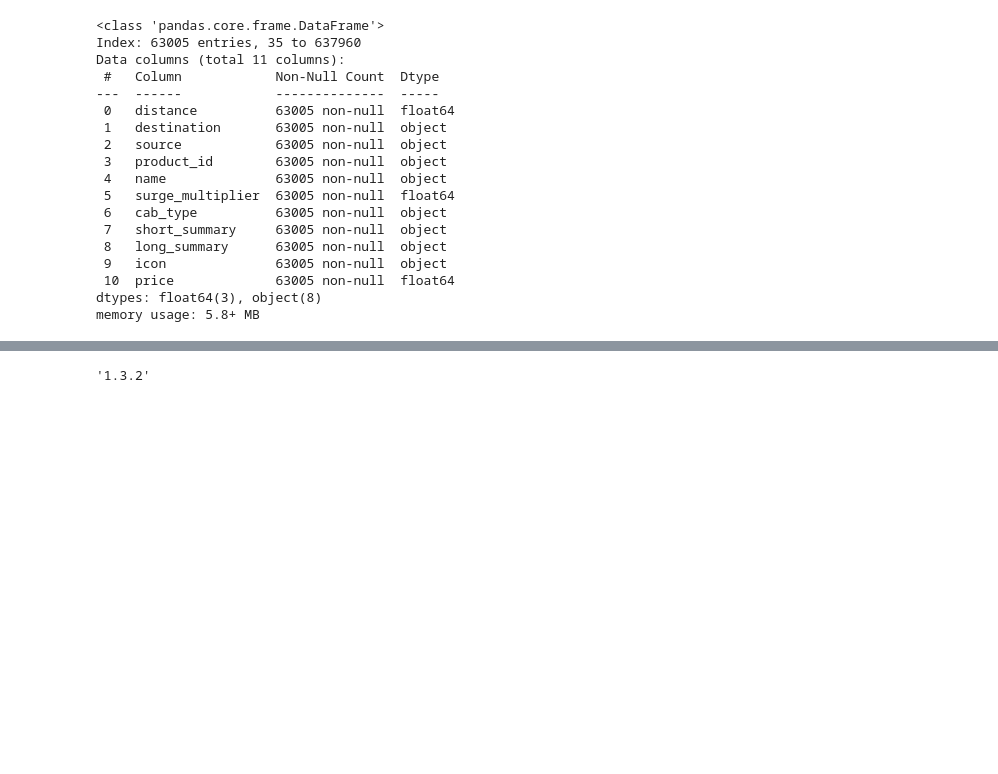
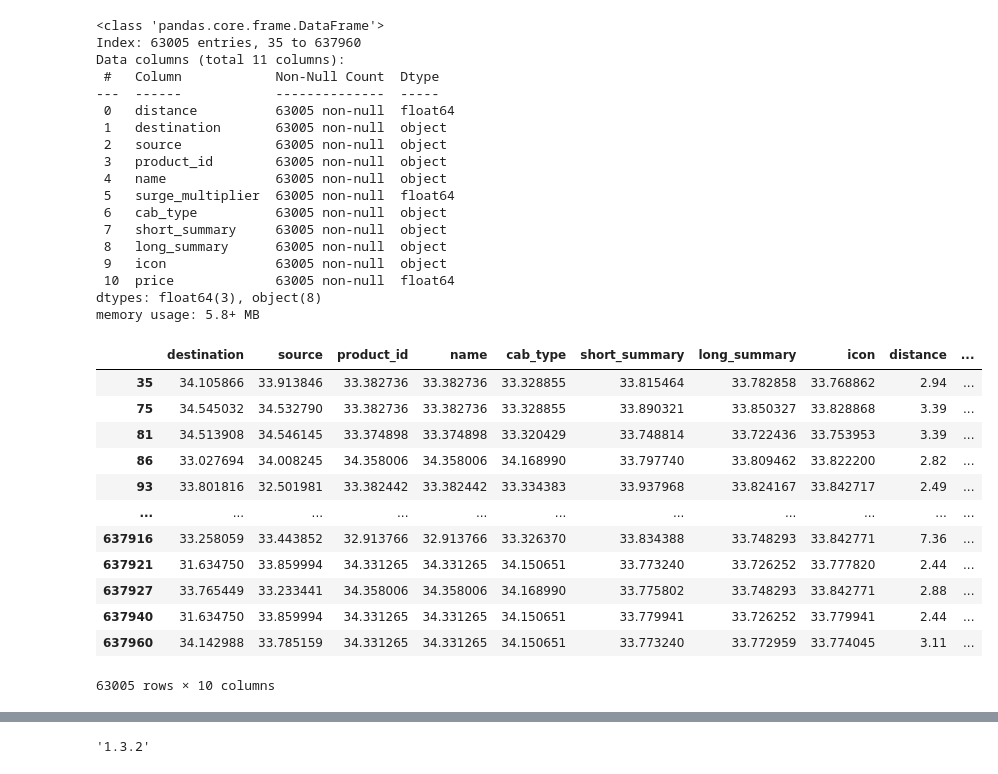
Before and after one commit to dafiqrahman/MSIB-Hacktiv8, a Jupyter notebook: finalproject1.ipynb, the cells around one changed output, grey strips where cells are left out. Drawn from its saved outputs; the diff is of its cells as text; code cells hidden in the pictures; blank space fills up the shorter version.

Commit message:
add target encoder

```diff
--- a/finalproject1.ipynb
+++ b/finalproject1.ipynb
@@ -311,15 +311,36 @@ Data columns (total 11 columns):
  10  price             63005 non-null  float64
 dtypes: float64(3), object(8)
 memory usage: 5.8+ MB
+# %%
+from sklearn.model_selection import train_test_split
+X = df.drop(["price"], axis=1)
+y = df["price"]
 # %%
 from sklearn.pipeline import Pipeline
 from sklearn.compose import ColumnTransformer
+from sklearn.preprocessing import TargetEncoder
 categorical_cols = df.select_dtypes(include=['object', 'category']).columns.tolist()
-onehot = OneHotEncoder(handle_unknown='ignore',sparse=False)
+onehot = TargetEncoder(random_state=0,)
 categorical_transformer = Pipeline(steps=[('onehot', onehot)])
 #column transformer to pandas
 preprocessor = ColumnTransformer(
     transformers=[
-        ('cat', categorical_transformer, categorical_cols)],verbose_feature_names_out=False).set_output(transform="pandas")
+        ('cat', categorical_transformer, categorical_cols)],verbose_feature_names_out=False,remainder='passthrough').set_output(transform="pandas")
 
-df_prep = preprocessor.fit_transform(df)
+X_prep = preprocessor.fit_transform(X,y)
+# %%
+X_prep
+# %% [output]
+|  | destination | source | product_id | name | cab_type | short_summary | long_summary | icon | distance | ... |
+| 35 | 34.105866 | 33.913846 | 33.382736 | 33.382736 | 33.328855 | 33.815464 | 33.782858 | 33.768862 | 2.94 | ... |
+| 75 | 34.545032 | 34.532790 | 33.382736 | 33.382736 | 33.328855 | 33.890321 | 33.850327 | 33.828868 | 3.39 | ... |
+| 81 | 34.513908 | 34.546145 | 33.374898 | 33.374898 | 33.320429 | 33.748814 | 33.722436 | 33.753953 | 3.39 | ... |
+| 86 | 33.027694 | 34.008245 | 34.358006 | 34.358006 | 34.168990 | 33.797740 | 33.809462 | 33.822200 | 2.82 | ... |
+| 93 | 33.801816 | 32.501981 | 33.382442 | 33.382442 | 33.334383 | 33.937968 | 33.824167 | 33.842717 | 2.49 | ... |
+| ... | ... | ... | ... | ... | ... | ... | ... | ... | ... | ... |
+| 637916 | 33.258059 | 33.443852 | 32.913766 | 32.913766 | 33.326370 | 33.834388 | 33.748293 | 33.842771 | 7.36 | ... |
+| 637921 | 31.634750 | 33.859994 | 34.331265 | 34.331265 | 34.150651 | 33.773240 | 33.726252 | 33.777820 | 2.44 | ... |
+| 637927 | 33.765449 | 33.233441 | 34.358006 | 34.358006 | 34.168990 | 33.775802 | 33.748293 | 33.842771 | 2.88 | ... |
+| 637940 | 31.634750 | 33.859994 | 34.331265 | 34.331265 | 34.150651 | 33.779941 | 33.726252 | 33.779941 | 2.44 | ... |
+| 637960 | 34.142988 | 33.785159 | 34.331265 | 34.331265 | 34.150651 | 33.773240 | 33.772959 | 33.774045 | 3.11 | ... |
+63005 rows × 10 columns
```
Also changed, not shown: parts of 1 cell of this notebook, 1 other file.
